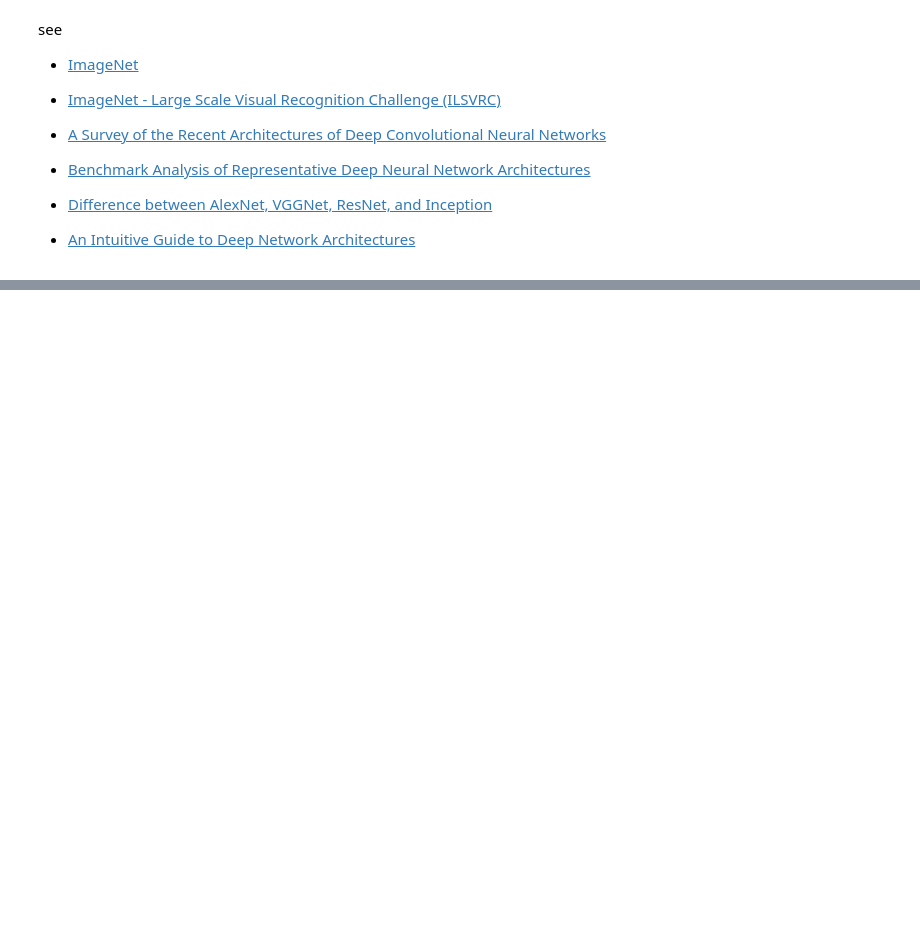
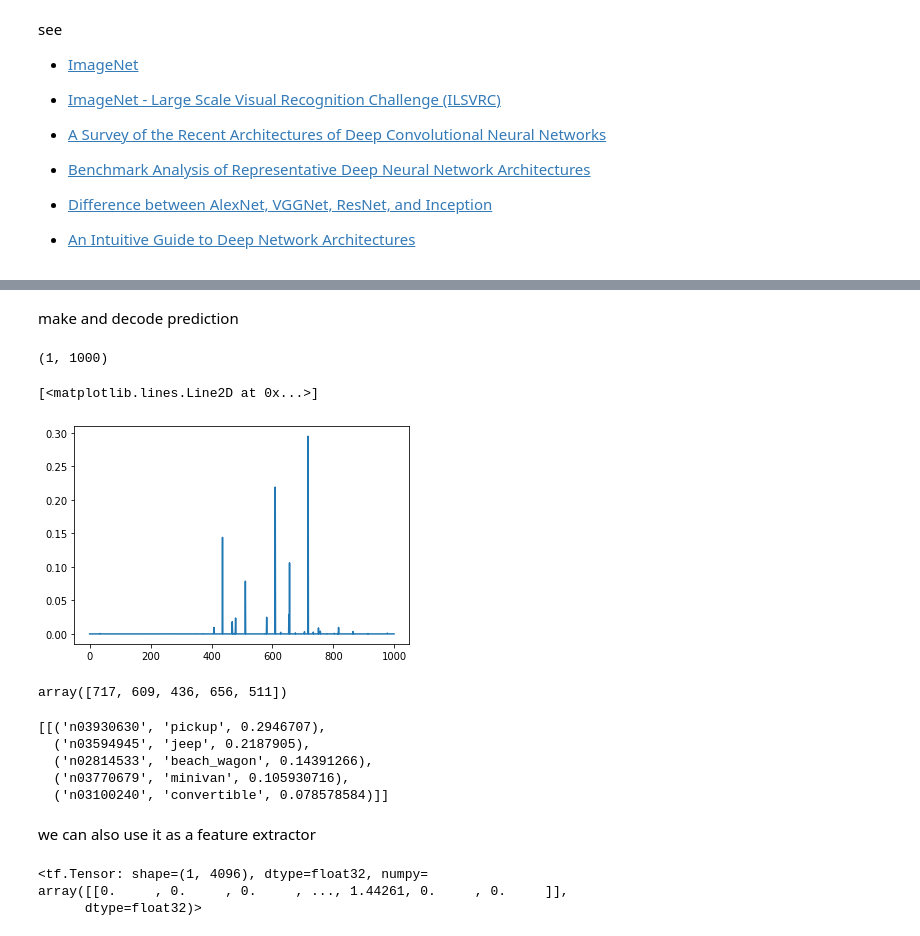
Before and after one commit to fagonzalezo/2021.deeplearning, a Jupyter notebook: _sources/content/U4.04 - CNN Architectures.ipynb, the cells around one changed output, grey strips where cells are left out. Cells and saved outputs as stored; diff of their text form; code cells hidden in the pictures; blank space fills up the shorter version.

```diff
--- a/_sources/content/U4.04 - CNN Architectures.ipynb
+++ b/_sources/content/U4.04 - CNN Architectures.ipynb
@@ -80,0 +96,16 @@ _________________________________________________________________
+# %% [markdown]
+make and decode prediction
+# %%
+output = vgg16.predict(simg)
+output.shape
+# %% [output]
+(1, 1000)
+# %%
+plt.plot(output[0])
+# %% [output]
+[<matplotlib.lines.Line2D at 0x...>]
+[figure, added]
+# %%
+np.argsort(output[0])[::-1][:5]
+# %% [output]
+array([717, 609, 436, 656, 511])
@@ -80,0 +114,10 @@ _________________________________________________________________
+# %%
+decode_predictions(output)
+# %% [output]
+[[('n03930630', 'pickup', 0.2946707),
+  ('n03594945', 'jeep', 0.2187905),
+  ('n02814533', 'beach_wagon', 0.14391266),
+  ('n03770679', 'minivan', 0.105930716),
+  ('n03100240', 'convertible', 0.078578584)]]
+# %% [markdown]
+we can also use it as a feature extractor
@@ -80,0 +129,6 @@ _________________________________________________________________
+# %%
+layer_output_fn(simg)
+# %% [output]
+<tf.Tensor: shape=(1, 4096), dtype=float32, numpy=
+array([[0.     , 0.     , 0.     , ..., 1.44261, 0.     , 0.     ]],
+      dtype=float32)>
```
Also changed, not shown: parts of 19 cells of this notebook, 5 other files.
